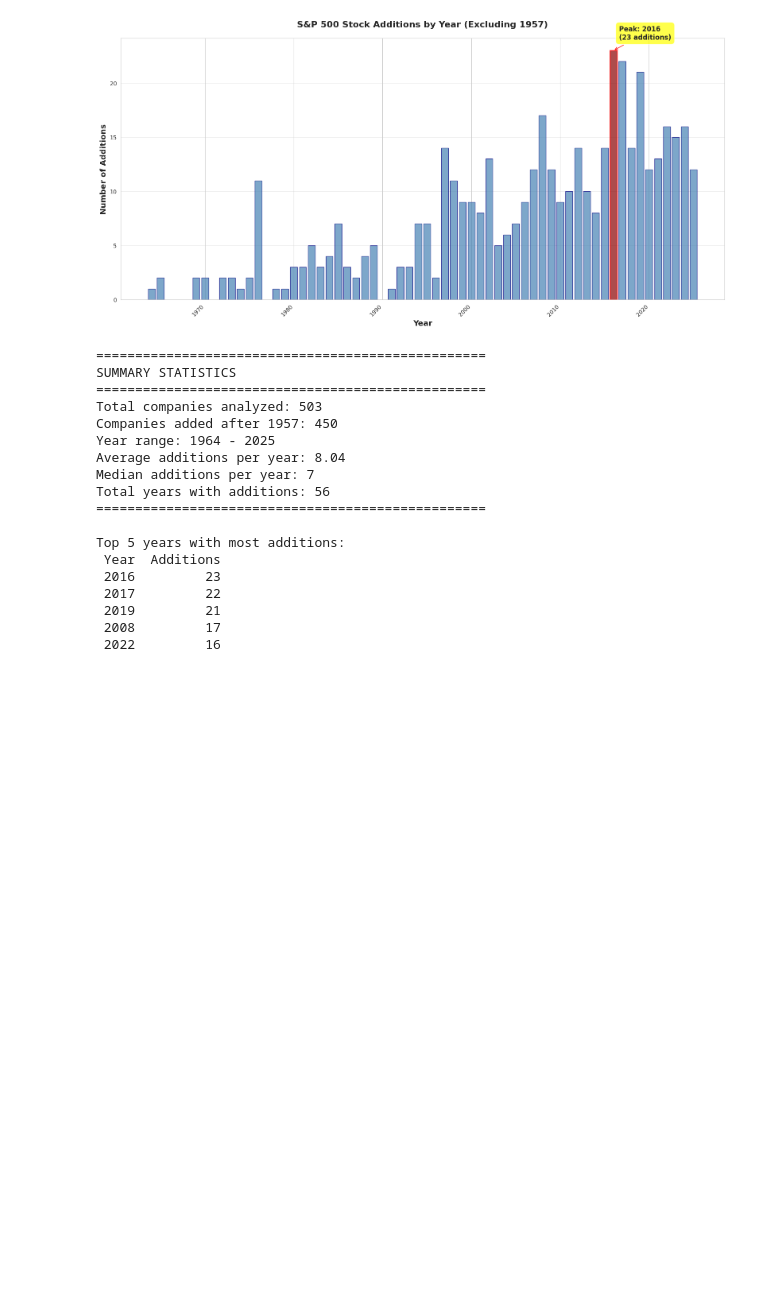
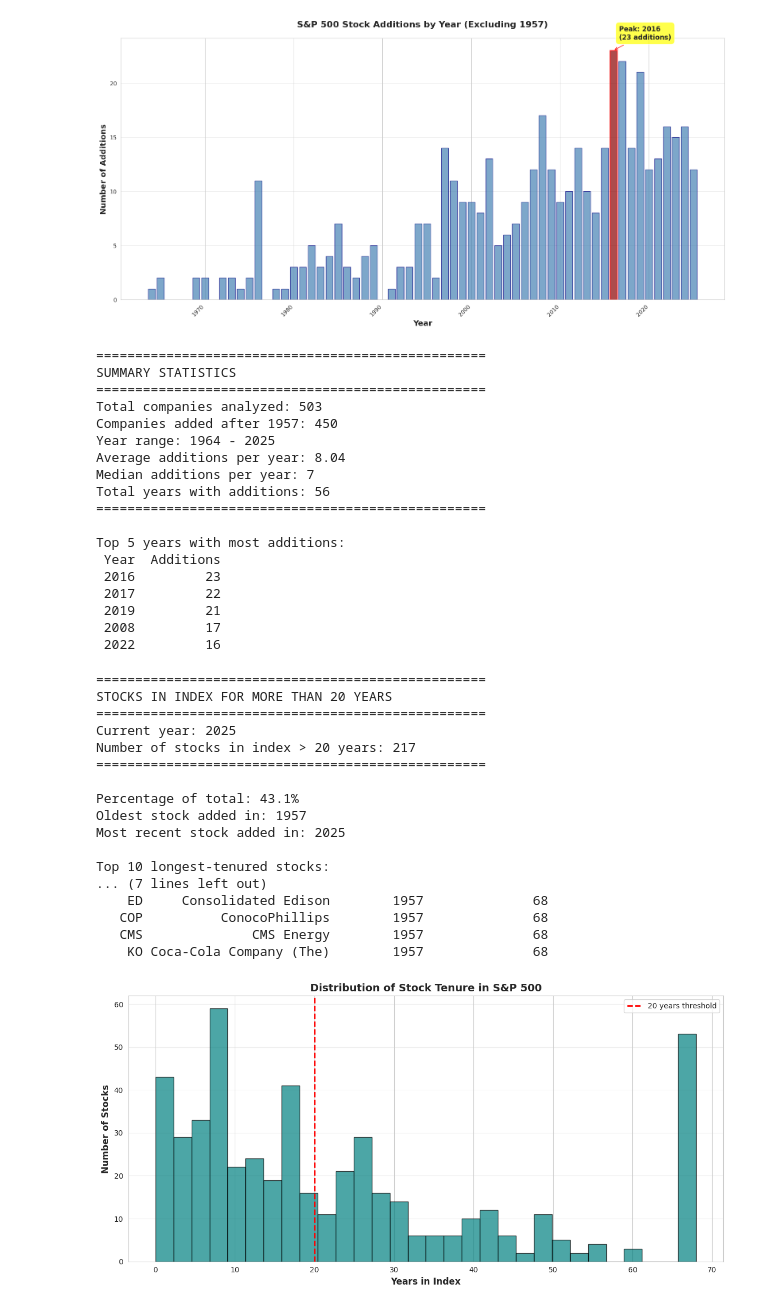
Before and after one commit to Legajo/Colab-Notebooks, a Jupyter notebook: HW1.ipynb, the cells around one changed output. Cells and saved outputs as stored; diff of their text form; code cells hidden in the pictures; blank space fills up the shorter version.

```diff
--- a/HW1.ipynb
+++ b/HW1.ipynb
@@ -249,3 +249,67 @@ Top 5 years with most additions:
  2019         21
  2008         17
  2022         16
+# %%
+## Cell 9: Stocks in Index for More Than 20 Years
+
+from datetime import datetime
+
+current_year = 2025
+years_threshold = 20
+
+# Calculate how long each stock has been in the index
+sp500_df["Years_In_Index"] = current_year - sp500_df["Year_Added"]
+
+# Filter stocks that have been in the index for more than 20 years
+stocks_20plus_years = sp500_df[sp500_df["Years_In_Index"] > years_threshold].copy()
+
+# Count the number of stocks
+count_20plus = len(stocks_20plus_years)
+
+print("\n" + "="*50)
+print("STOCKS IN INDEX FOR MORE THAN 20 YEARS")
+print("="*50)
+print(f"Current year: {current_year}")
+print(f"Number of stocks in index > 20 years: {count_20plus}")
+print("="*50)
+
+# Show some statistics
+print(f"\nPercentage of total: {(count_20plus / len(sp500_df)) * 100:.1f}%")
+print(f"Oldest stock added in: {sp500_df['Year_Added'].min()}")
+print(f"Most recent stock added in: {sp500_df['Year_Added'].max()}")
+
+# Show top 10 longest-tenured stocks
+stocks_20plus_years_sorted = stocks_20plus_years.sort_values("Year_Added")
+print("\nTop 10 longest-tenured stocks:")
+print(stocks_20plus_years_sorted[["Ticker", "Company", "Year_Added", "Years_In_Index"]].head(10).to_string(index=False))
+
+# Create visualization
+plt.figure(figsize=(12, 6))
+plt.hist(sp500_df["Years_In_Index"].dropna(), bins=30, color="teal", edgecolor="black", alpha=0.7)
+plt.axvline(x=years_threshold, color="red", linestyle="--", linewidth=2, label=f"20 years threshold")
+plt.xlabel("Years in Index", fontsize=12, fontweight="bold")
+plt.ylabel("Number of Stocks", fontsize=12, fontweight="bold")
+plt.title("Distribution of Stock Tenure in S&P 500", fontsize=14, fontweight="bold")
+plt.legend()
+plt.grid(axis="y", alpha=0.3)
+plt.tight_layout()
+plt.show()
+# %% [output]
+==================================================
+STOCKS IN INDEX FOR MORE THAN 20 YEARS
+==================================================
+Current year: 2025
+Number of stocks in index > 20 years: 217
+==================================================
+
+Percentage of total: 43.1%
+Oldest stock added in: 1957
+Most recent stock added in: 2025
+
+Top 10 longest-tenured stocks:
+... (7 lines left out)
+    ED     Consolidated Edison        1957              68
+   COP          ConocoPhillips        1957              68
+   CMS              CMS Energy        1957              68
+    KO Coca-Cola Company (The)        1957              68
+[figure, added]
```
